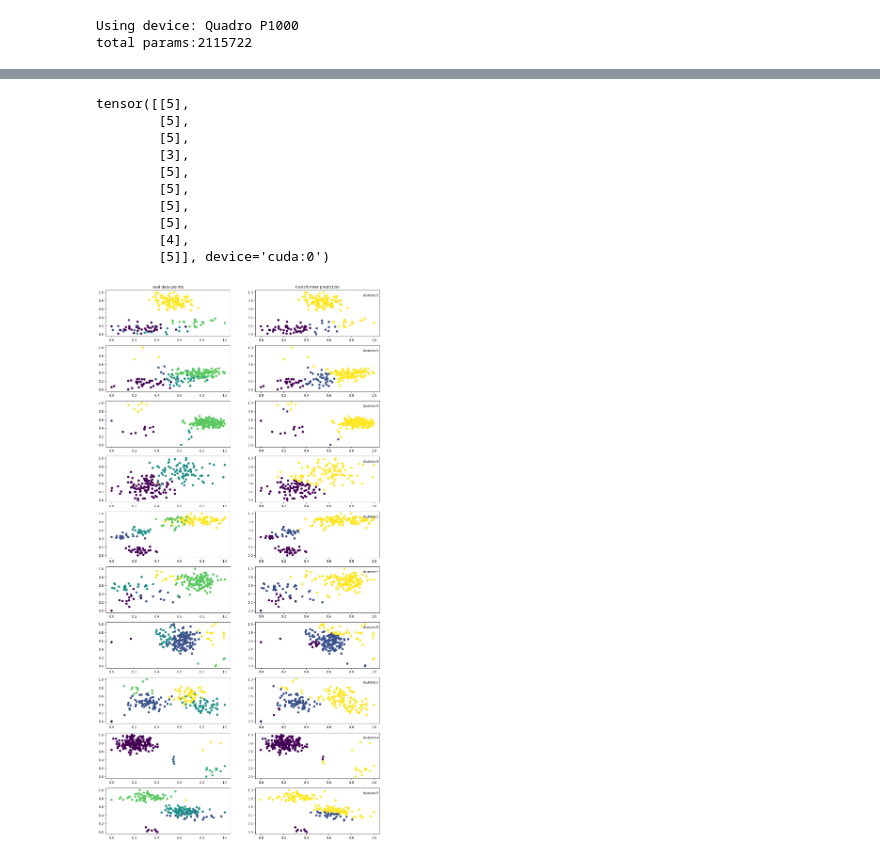
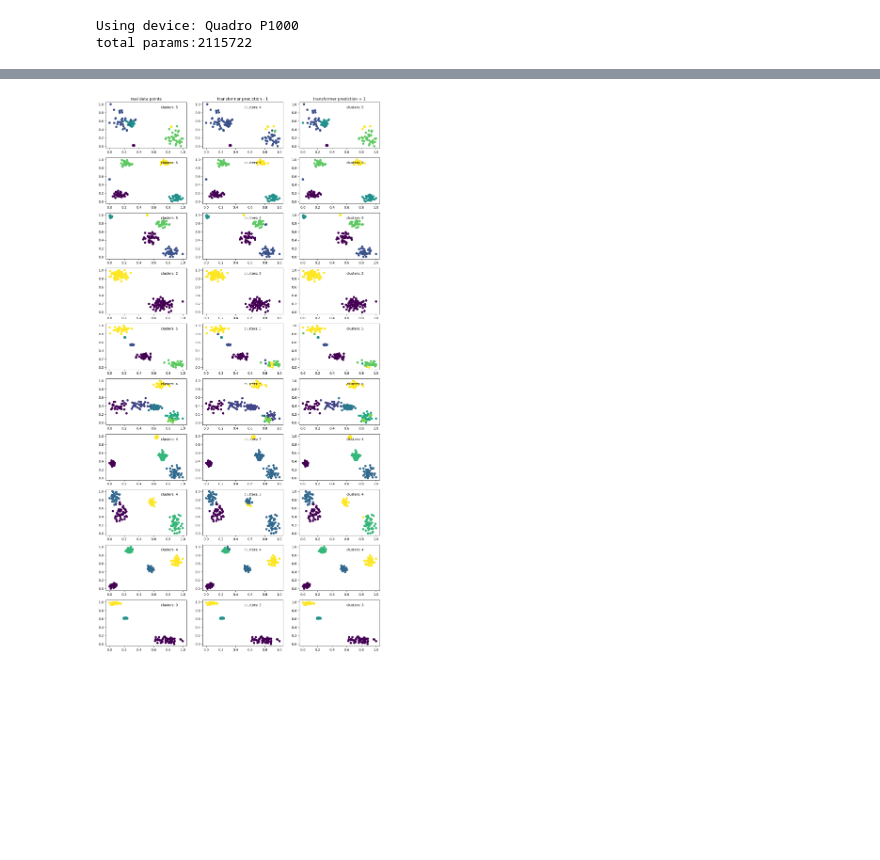
Before and after one commit to pbhaskaran/PFN_clustering, a Jupyter notebook: clustering conditional.ipynb, the cells around one changed output, grey strips where cells are left out. Saved outputs shown, nothing was run; the diff lists cells and outputs as text; code cells hidden in the pictures; blank space fills up the shorter version.

```diff
--- a/clustering conditional.ipynb
+++ b/clustering conditional.ipynb
@@ -49,4 +49,6 @@ Using device: Quadro P1000
 total params:2115722
 # %%
 %matplotlib inline
-trains= main.train(model, criterion, num_epochs, optimizer, scheduler, batch_size,seq_len, in_features, num_classes=num_outputs)
+model.load_state_dict(torch.load("C:\\Users\\prajb\\OneDrive\\Documents\\TU Delft CSE Masters Y2\\Thesis Projects\\PFN clustering\\saved_model_conditional.pt", weights_only=True))
+model.eval()
+print("")
@@ -71,41 +59,46 @@ plt.show()
 # %%
 %matplotlib inline
 temp_batch_size = 10
-train_X, train_Y, true_X,true_Y, batch_classes = prior.sample_clusters(batch_size=temp_batch_size,seq_len=seq_len, num_features=2, num_classes=5)
+train_X, train_Y, true_X,true_Y, batch_classes = prior.sample_clusters(batch_size=temp_batch_size,seq_len=seq_len, num_features=2, num_classes=8)
 model.eval()
 batch_classes = batch_classes.permute(1,0)
 print("")
 # %%
 # # Set up grid for subplots
-fig, axes = plt.subplots(temp_batch_size, 2, figsize=(15, 30))
+fig, axes = plt.subplots(temp_batch_size, 3, figsize=(15, 30))
 axes = axes.flatten()
 for batch_index in range(temp_batch_size):
     train_x = train_X[:, batch_index].unsqueeze(1)
-    true_x = true_X[:, batch_index].unsqueeze(1)
     train_y = train_Y[:, batch_index]
-    true_y = true_Y[:, batch_index]
-    axes[2 * batch_index].scatter(train_x[:, 0, 0].cpu().numpy() , train_x[:,0, 1].cpu().numpy() , c=train_y.cpu().numpy())
+    axes[3 * batch_index].scatter(train_x[:, 0, 0].cpu().numpy() , train_x[:,0, 1].cpu().numpy() , c=train_y.cpu().numpy())
+    axes[3 * batch_index].text(0.7, 0.9, f"clusters: {torch.unique(train_y).numel()}")
     batch = batch_classes[batch_index].unsqueeze(-1)
-    logits,cluster_output = model(train_x, batch)
+    #logits,cluster_output = model(train_x, batch)
+
+
+    num1= torch.full(batch.shape, 2, dtype=torch.long, device=device)
+    logits, cluster_output= model(train_x,temp)
     logits = logits.squeeze(1)
     cluster_output = cluster_output.squeeze(1)
     predictions = torch.argmax(logits, dim=1)
     predictions_cluster_count = torch.argmax(cluster_output, dim=1)
-    axes[2 * batch_index +1].scatter(train_x[:,0, 0].cpu().numpy() , train_x[:,0, 1].cpu().numpy() , c=predictions.cpu().numpy())
-    axes[2 * batch_index + 1].text(0.9, 0.9, f"clusters:{predictions_cluster_count.cpu().item() + 1}")
+    axes[3 * batch_index +1].scatter(train_x[:,0, 0].cpu().numpy() , train_x[:,0, 1].cpu().numpy() , c=predictions.cpu().numpy())
+    #axes[3 * batch_index + 1].text(0.6, 0.9, f"clusters:{predictions_cluster_count.cpu().item() + 1}")
+    axes[3 * batch_index + 2].text(-0.8, 0.9, f"clusters: {torch.unique(predictions).numel()}")
 
-axes[1].set_title(f"transformer prediction")
+    num2= torch.full(batch.shape, 7, dtype=torch.long, device=device)
+    logits, cluster_output= model(train_x,num2)
+    logits = logits.squeeze(1)
+    cluster_output = cluster_output.squeeze(1)
+    predictions = torch.argmax(logits, dim=1)
+    predictions_cluster_count = torch.argmax(cluster_output, dim=1)
+    axes[3 * batch_index +2].scatter(train_x[:,0, 0].cpu().numpy() , train_x[:,0, 1].cpu().numpy() , c=predictions.cpu().numpy())
+    #axes[3 * batch_index + 2].text(0.6, 0.9, f"clusters:{predictions_cluster_count.cpu().item() + 1}")
+    axes[3 * batch_index + 2].text(0.6, 0.9, f"clusters: { torch.unique(predictions).numel() }")
+
+axes[1].set_title(f"transformer prediction - 1")
 axes[0].set_title(f"real data points")
+axes[2].set_title(f"transformer prediction + 1")
 plt.show()
 # %% [output]
-tensor([[5],
-        [5],
-        [5],
-        [3],
-        [5],
-        [5],
-        [5],
-        [5],
-        [4],
-        [5]], device='cuda:0')
-[figure, old version]
+[figure, new version]
```
Also changed, not shown: parts of 3 cells of this notebook, 3 other files.
